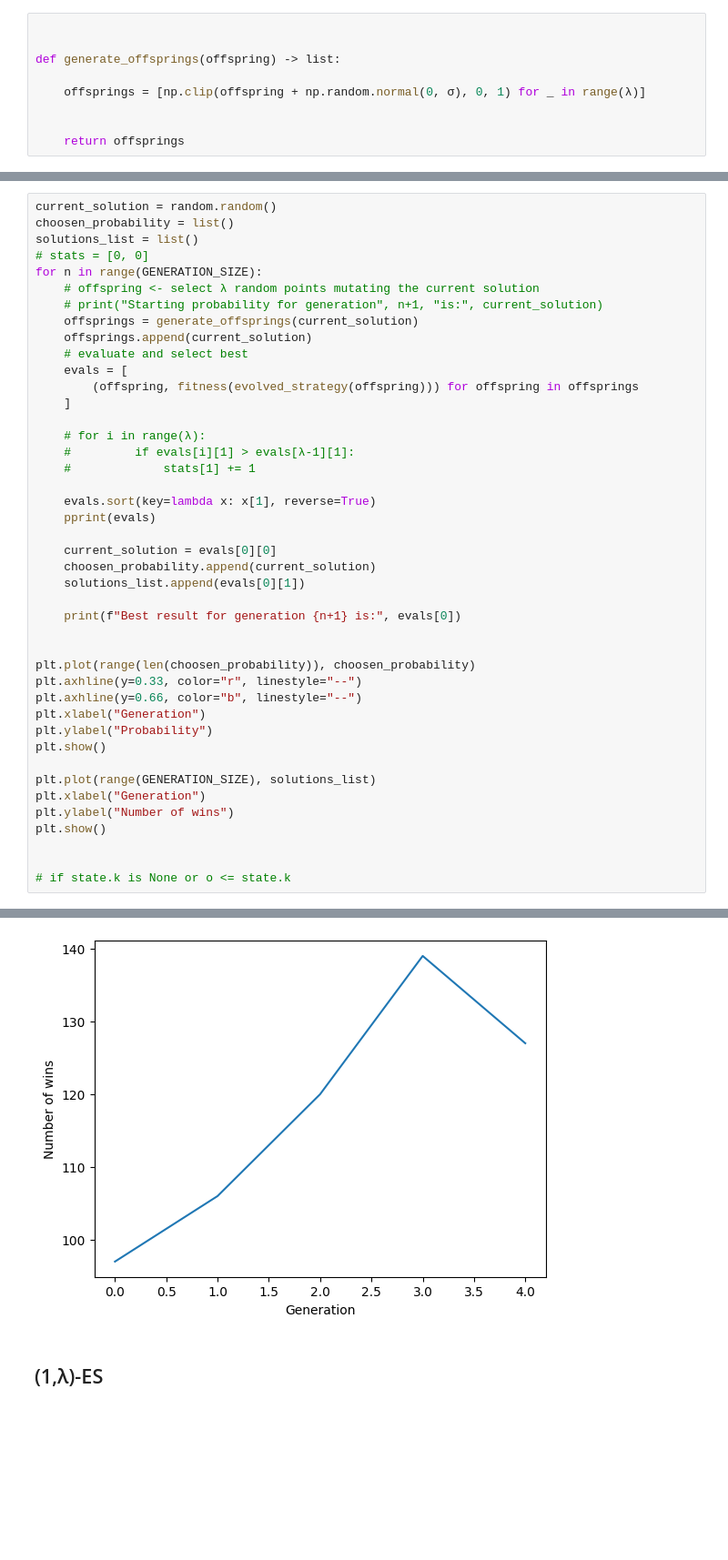
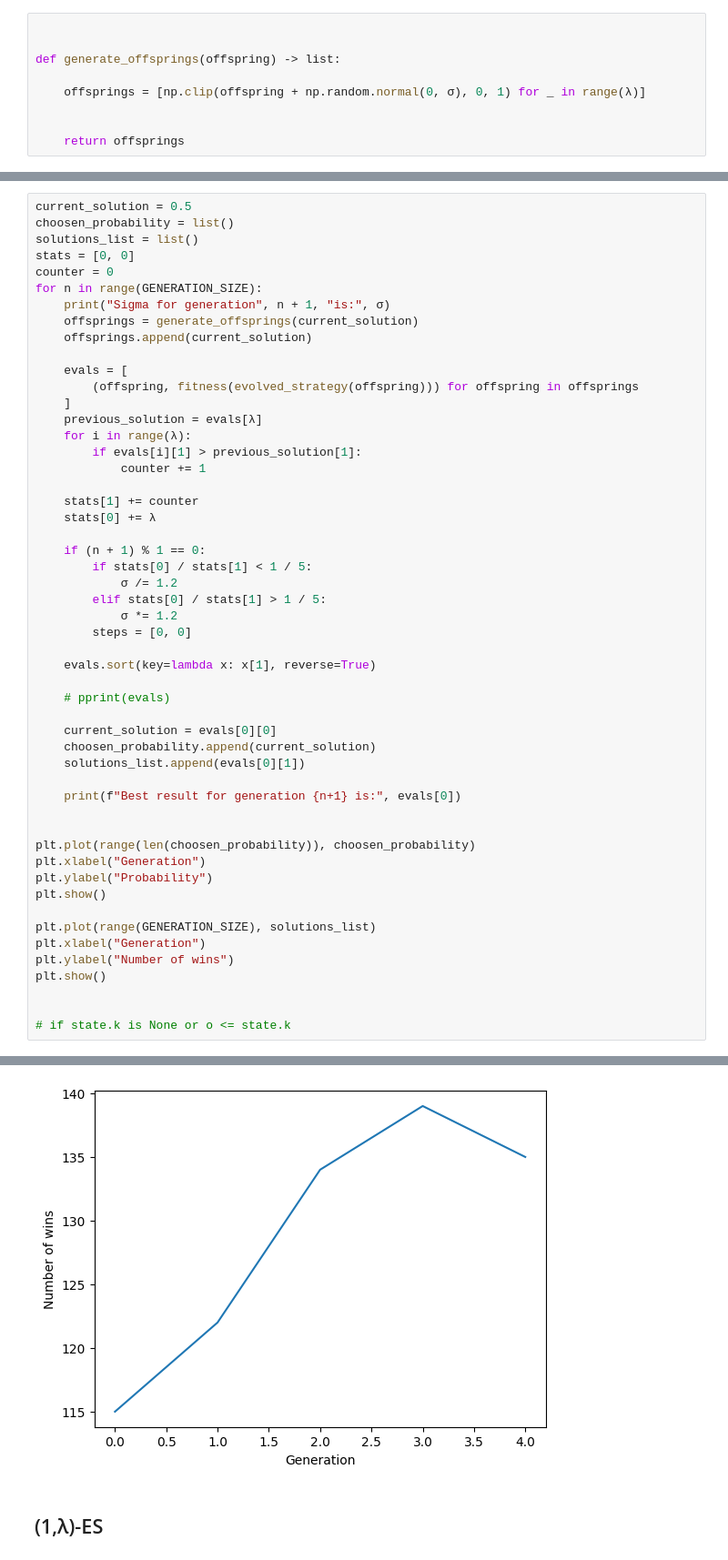
Before and after one commit to Nicocarad/ci23, a Jupyter notebook: Lab2/lab2-nim.ipynb, the cells around one changed output, grey strips where cells are left out. Shown: that part at 91% size. Saved outputs shown, nothing was run; the diff lists cells and outputs as text; blank space fills up the shorter version.

```diff
--- a/Lab2/lab2-nim.ipynb
+++ b/Lab2/lab2-nim.ipynb
@@ -232,24 +234,35 @@ def generate_offsprings(offspring) -> list:
 # %%
-current_solution = random.random()
+current_solution = 0.5
 choosen_probability = list()
 solutions_list = list()
-# stats = [0, 0]
+stats = [0, 0]
+counter = 0
 for n in range(GENERATION_SIZE):
-    # offspring <- select λ random points mutating the current solution
-    # print("Starting probability for generation", n+1, "is:", current_solution)
+    print("Sigma for generation", n + 1, "is:", σ)
     offsprings = generate_offsprings(current_solution)
     offsprings.append(current_solution)
-    # evaluate and select best
+
     evals = [
         (offspring, fitness(evolved_strategy(offspring))) for offspring in offsprings
     ]
+    previous_solution = evals[λ]
+    for i in range(λ):
+        if evals[i][1] > previous_solution[1]:
+            counter += 1
 
-    # for i in range(λ):
-    #         if evals[i][1] > evals[λ-1][1]:
-    #             stats[1] += 1
+    stats[1] += counter
+    stats[0] += λ
+
+    if (n + 1) % 1 == 0:
+        if stats[0] / stats[1] < 1 / 5:
+            σ /= 1.2
+        elif stats[0] / stats[1] > 1 / 5:
+            σ *= 1.2
+        steps = [0, 0]
 
     evals.sort(key=lambda x: x[1], reverse=True)
-    pprint(evals)
+
+    # pprint(evals)
 
     current_solution = evals[0][0]
     choosen_probability.append(current_solution)
@@ -259,8 +272,6 @@ for n in range(GENERATION_SIZE):
 
 
 plt.plot(range(len(choosen_probability)), choosen_probability)
-plt.axhline(y=0.33, color="r", linestyle="--")
-plt.axhline(y=0.66, color="b", linestyle="--")
 plt.xlabel("Generation")
 plt.ylabel("Probability")
 plt.show()
@@ -294,3 +298,3 @@ Best result for generation 5 is: (0.0, 127)
-[figure, old version]
+[figure, new version]
 # %% [markdown]
 ## (1,λ)-ES
```
Also changed, not shown: parts of 5 cells of this notebook.
